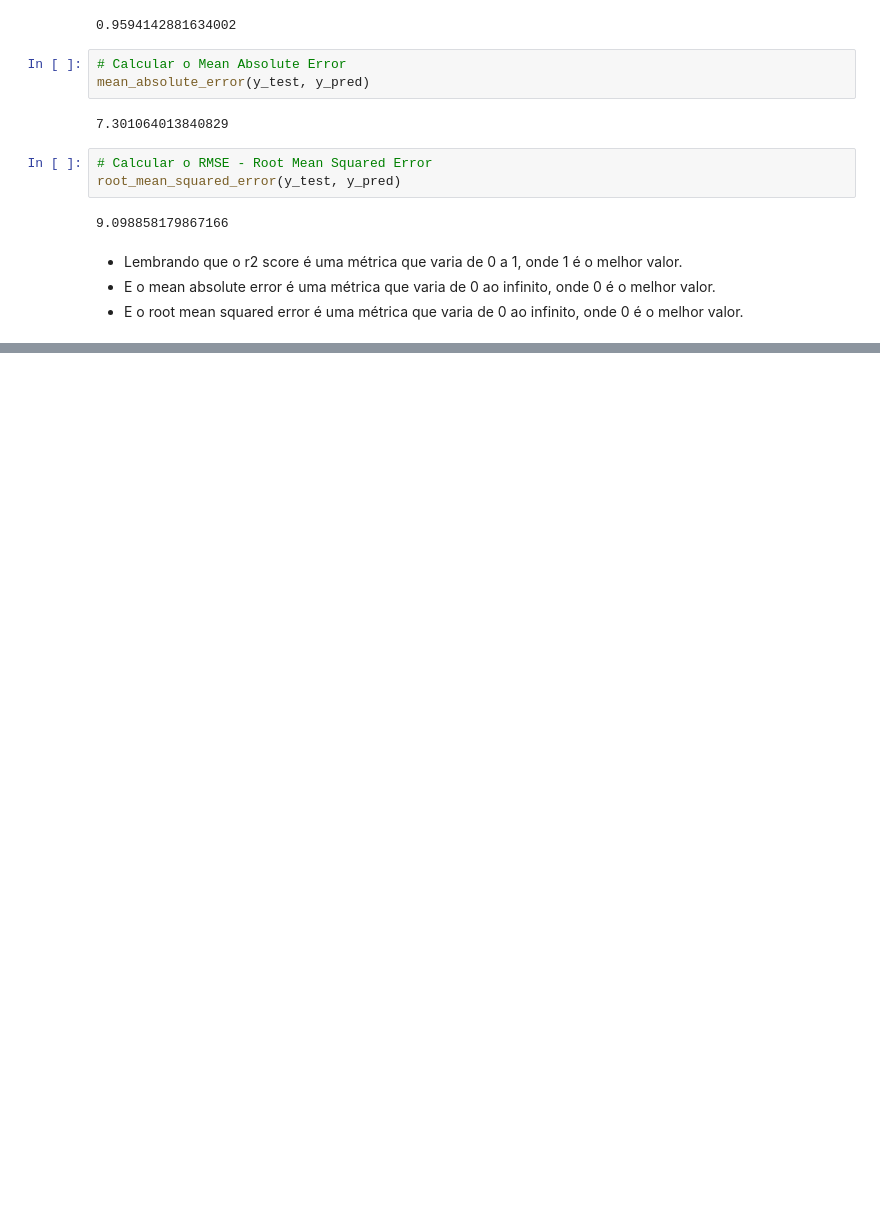
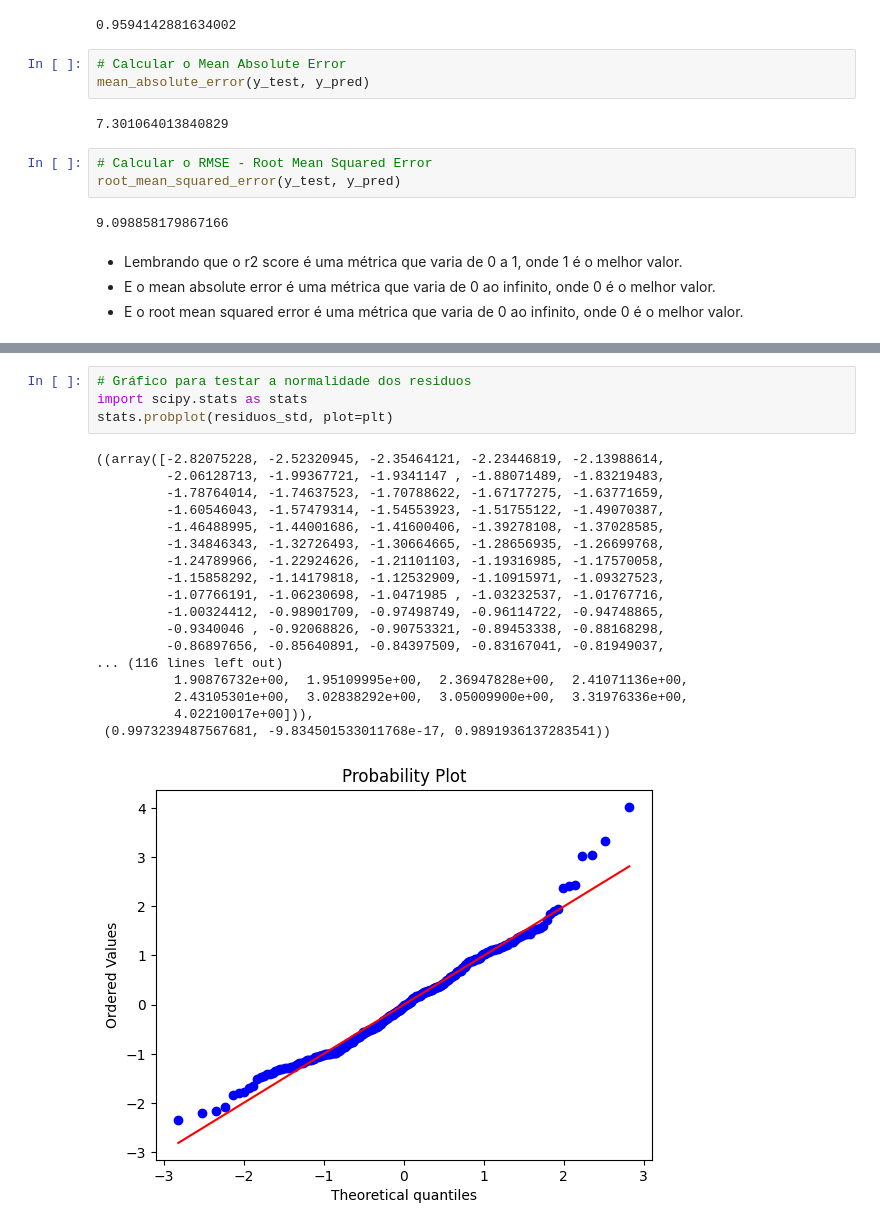
Before and after one commit to angelomedeiros/formacao-ia-regressao-linear-multipla, a Jupyter notebook: modelo_colesterol.ipynb, the cells around one changed output, grey strips where cells are left out. Drawn from its saved outputs; the diff is of its cells as text; blank space fills up the shorter version.

```diff
--- a/modelo_colesterol.ipynb
+++ b/modelo_colesterol.ipynb
@@ -486,0 +544,23 @@ root_mean_squared_error(y_test, y_pred)
+# %%
+# Gráfico para testar a normalidade dos residuos
+import scipy.stats as stats
+stats.probplot(residuos_std, plot=plt)
+# %% [output]
+((array([-2.82075228, -2.52320945, -2.35464121, -2.23446819, -2.13988614,
+         -2.06128713, -1.99367721, -1.9341147 , -1.88071489, -1.83219483,
+         -1.78764014, -1.74637523, -1.70788622, -1.67177275, -1.63771659,
+         -1.60546043, -1.57479314, -1.54553923, -1.51755122, -1.49070387,
+         -1.46488995, -1.44001686, -1.41600406, -1.39278108, -1.37028585,
+         -1.34846343, -1.32726493, -1.30664665, -1.28656935, -1.26699768,
+         -1.24789966, -1.22924626, -1.21101103, -1.19316985, -1.17570058,
+         -1.15858292, -1.14179818, -1.12532909, -1.10915971, -1.09327523,
+         -1.07766191, -1.06230698, -1.0471985 , -1.03232537, -1.01767716,
+         -1.00324412, -0.98901709, -0.97498749, -0.96114722, -0.94748865,
+         -0.9340046 , -0.92068826, -0.90753321, -0.89453338, -0.88168298,
+         -0.86897656, -0.85640891, -0.84397509, -0.83167041, -0.81949037,
+... (116 lines left out)
+          1.90876732e+00,  1.95109995e+00,  2.36947828e+00,  2.41071136e+00,
+          2.43105301e+00,  3.02838292e+00,  3.05009900e+00,  3.31976336e+00,
+          4.02210017e+00])),
+ (0.9973239487567681, -9.834501533011768e-17, 0.9891936137283541))
+[figure, added]
```
Also changed, not shown: parts of 7 cells of this notebook, 2 other files.
